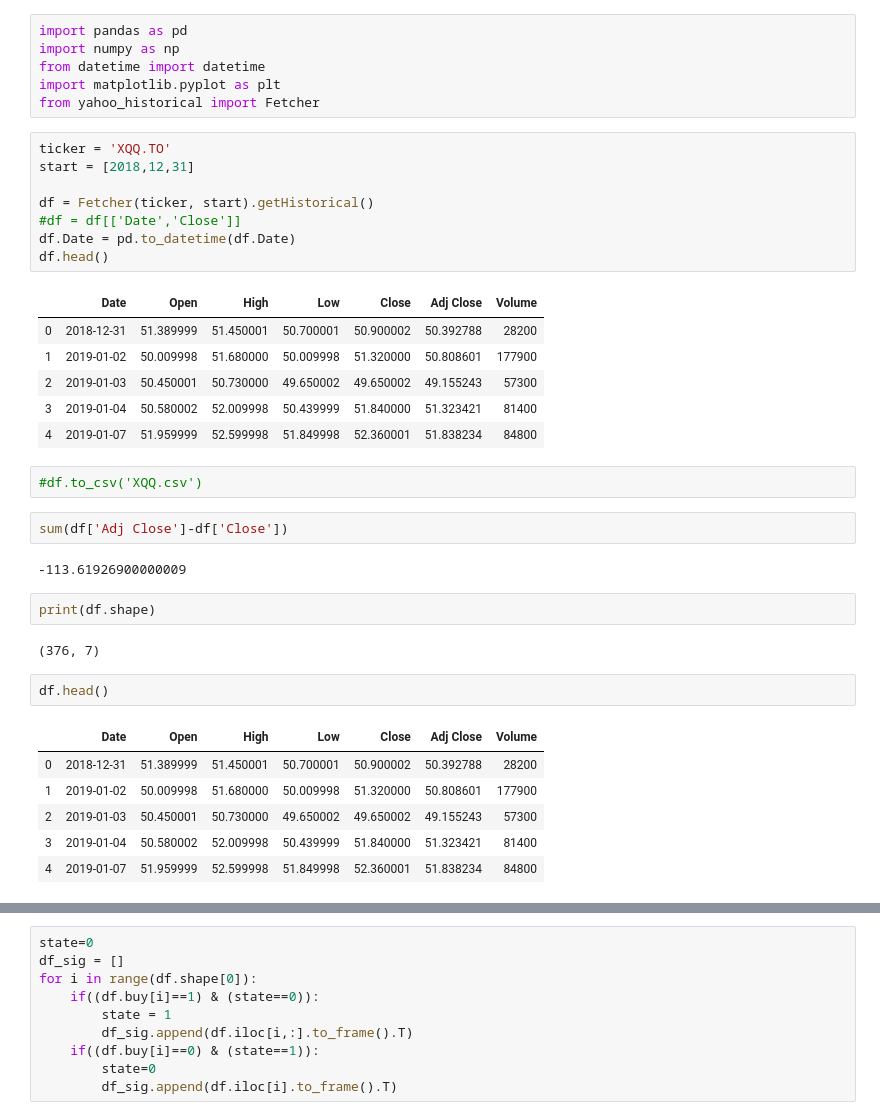
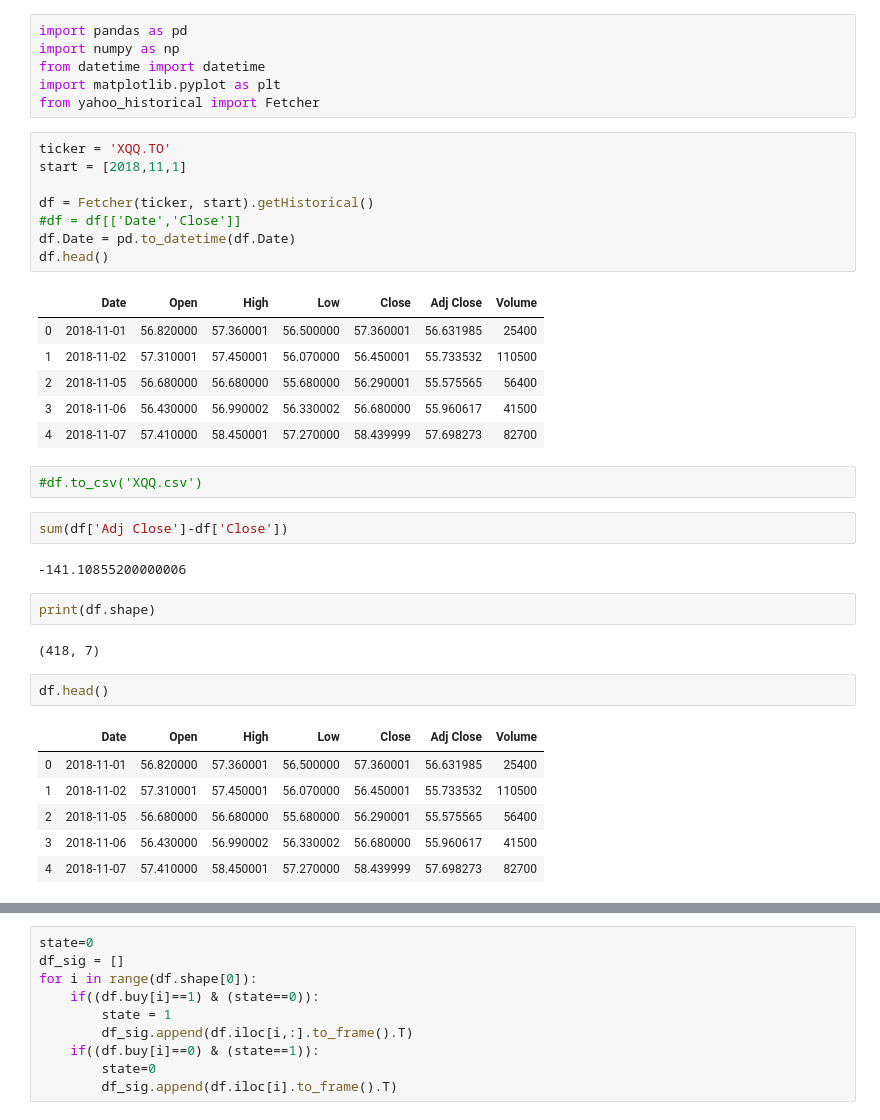
Before and after one commit to hadi-android/autotrading, a Jupyter notebook: predict_stock_quant.ipynb, the cells around one changed output, grey strips where cells are left out. Drawn from its saved outputs; the diff is of its cells as text.

```diff
--- a/predict_stock_quant.ipynb
+++ b/predict_stock_quant.ipynb
@@ -6,35 +6,35 @@ import matplotlib.pyplot as plt
 from yahoo_historical import Fetcher
 # %%
 ticker = 'XQQ.TO'
-start = [2018,12,31]
+start = [2018,11,1]
 
 df = Fetcher(ticker, start).getHistorical()
 #df = df[['Date','Close']]
 df.Date = pd.to_datetime(df.Date)
 df.head()
 # %% [output]
 |  | Date | Open | High | Low | Close | Adj Close | Volume |
-| 0 | 2018-12-31 | 51.389999 | 51.450001 | 50.700001 | 50.900002 | 50.392788 | 28200 |
-| 1 | 2019-01-02 | 50.009998 | 51.680000 | 50.009998 | 51.320000 | 50.808601 | 177900 |
-| 2 | 2019-01-03 | 50.450001 | 50.730000 | 49.650002 | 49.650002 | 49.155243 | 57300 |
-| 3 | 2019-01-04 | 50.580002 | 52.009998 | 50.439999 | 51.840000 | 51.323421 | 81400 |
-| 4 | 2019-01-07 | 51.959999 | 52.599998 | 51.849998 | 52.360001 | 51.838234 | 84800 |
+| 0 | 2018-11-01 | 56.820000 | 57.360001 | 56.500000 | 57.360001 | 56.631985 | 25400 |
+| 1 | 2018-11-02 | 57.310001 | 57.450001 | 56.070000 | 56.450001 | 55.733532 | 110500 |
+| 2 | 2018-11-05 | 56.680000 | 56.680000 | 55.680000 | 56.290001 | 55.575565 | 56400 |
+| 3 | 2018-11-06 | 56.430000 | 56.990002 | 56.330002 | 56.680000 | 55.960617 | 41500 |
+| 4 | 2018-11-07 | 57.410000 | 58.450001 | 57.270000 | 58.439999 | 57.698273 | 82700 |
 # %%
 #df.to_csv('XQQ.csv')
 # %%
 sum(df['Adj Close']-df['Close'])
 # %% [output]
--113.61926900000009
+-141.10855200000006
 # %%
 print(df.shape)
 # %% [output]
-(376, 7)
+(418, 7)
 # %%
 df.head()
 # %% [output]
 |  | Date | Open | High | Low | Close | Adj Close | Volume |
-| 0 | 2018-12-31 | 51.389999 | 51.450001 | 50.700001 | 50.900002 | 50.392788 | 28200 |
-| 1 | 2019-01-02 | 50.009998 | 51.680000 | 50.009998 | 51.320000 | 50.808601 | 177900 |
-| 2 | 2019-01-03 | 50.450001 | 50.730000 | 49.650002 | 49.650002 | 49.155243 | 57300 |
-| 3 | 2019-01-04 | 50.580002 | 52.009998 | 50.439999 | 51.840000 | 51.323421 | 81400 |
-| 4 | 2019-01-07 | 51.959999 | 52.599998 | 51.849998 | 52.360001 | 51.838234 | 84800 |
+| 0 | 2018-11-01 | 56.820000 | 57.360001 | 56.500000 | 57.360001 | 56.631985 | 25400 |
+| 1 | 2018-11-02 | 57.310001 | 57.450001 | 56.070000 | 56.450001 | 55.733532 | 110500 |
+| 2 | 2018-11-05 | 56.680000 | 56.680000 | 55.680000 | 56.290001 | 55.575565 | 56400 |
+| 3 | 2018-11-06 | 56.430000 | 56.990002 | 56.330002 | 56.680000 | 55.960617 | 41500 |
+| 4 | 2018-11-07 | 57.410000 | 58.450001 | 57.270000 | 58.439999 | 57.698273 | 82700 |
```
Also changed, not shown: parts of 30 cells of this notebook.
